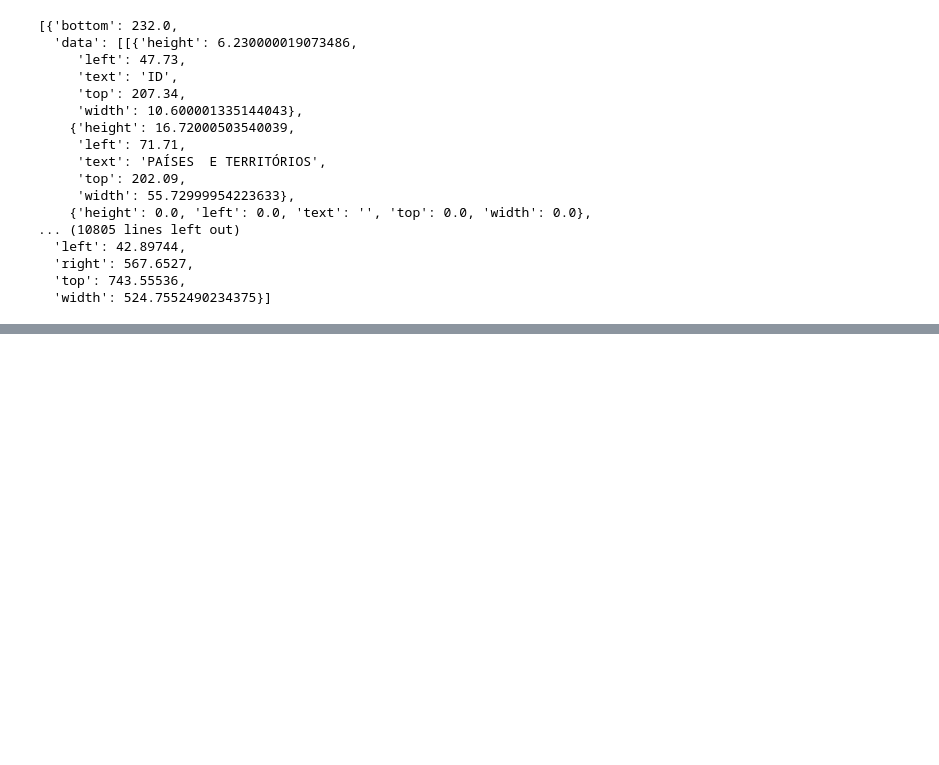
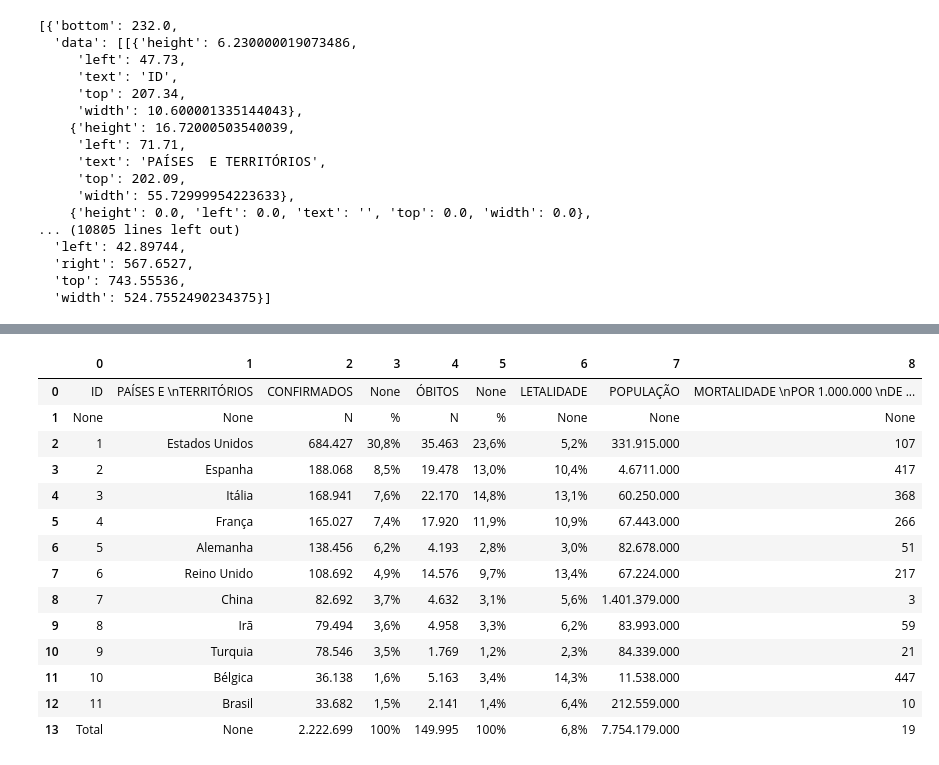
Before and after one commit to tbnsilveira/epidemic_BRdata, a Jupyter notebook: data/Reading_Tables_from_PDFs.ipynb, the cells around one changed output, grey strips where cells are left out. Drawn from its saved outputs; the diff is of its cells as text; code cells hidden in the pictures; blank space fills up the shorter version.

Commit message:
feat: start using PDFplumber for extracting tables from PDF files

```diff
--- a/data/Reading_Tables_from_PDFs.ipynb
+++ b/data/Reading_Tables_from_PDFs.ipynb
@@ -60,2 +61,5 @@ pdf_read
 # %%
 import pdfplumber
+# %%
+## Openning the PDF file:
+pdf = pdfplumber.open(file)
@@ -61,0 +82,3 @@ import pdfplumber
+# %%
+page2 = pdf.pages[1]
+page4 = pdf.pages[3]
@@ -61,0 +105,20 @@ import pdfplumber
+# %%
+table1_df = pd.DataFrame(page2.extract_tables()[1])
+# %%
+table1_df
+# %% [output]
+|  | 0 | 1 | 2 | 3 | 4 | 5 | 6 | 7 | 8 |
+| 0 | ID | PAÍSES E \nTERRITÓRIOS | CONFIRMADOS | None | ÓBITOS | None | LETALIDADE | POPULAÇÃO | MORTALIDADE \nPOR 1.000.000 \nDE ... |
+| 1 | None | None | N | % | N | % | None | None | None |
+| 2 | 1 | Estados Unidos | 684.427 | 30,8% | 35.463 | 23,6% | 5,2% | 331.915.000 | 107 |
+| 3 | 2 | Espanha | 188.068 | 8,5% | 19.478 | 13,0% | 10,4% | 4.6711.000 | 417 |
+| 4 | 3 | Itália | 168.941 | 7,6% | 22.170 | 14,8% | 13,1% | 60.250.000 | 368 |
+| 5 | 4 | França | 165.027 | 7,4% | 17.920 | 11,9% | 10,9% | 67.443.000 | 266 |
+| 6 | 5 | Alemanha | 138.456 | 6,2% | 4.193 | 2,8% | 3,0% | 82.678.000 | 51 |
+| 7 | 6 | Reino Unido | 108.692 | 4,9% | 14.576 | 9,7% | 13,4% | 67.224.000 | 217 |
+| 8 | 7 | China | 82.692 | 3,7% | 4.632 | 3,1% | 5,6% | 1.401.379.000 | 3 |
+| 9 | 8 | Irã | 79.494 | 3,6% | 4.958 | 3,3% | 6,2% | 83.993.000 | 59 |
+| 10 | 9 | Turquia | 78.546 | 3,5% | 1.769 | 1,2% | 2,3% | 84.339.000 | 21 |
+| 11 | 10 | Bélgica | 36.138 | 1,6% | 5.163 | 3,4% | 14,3% | 11.538.000 | 447 |
+| 12 | 11 | Brasil | 33.682 | 1,5% | 2.141 | 1,4% | 6,4% | 212.559.000 | 10 |
+| 13 | Total | None | 2.222.699 | 100% | 149.995 | 100% | 6,8% | 7.754.179.000 | 19 |
```
Also changed, not shown: parts of 8 cells of this notebook.
